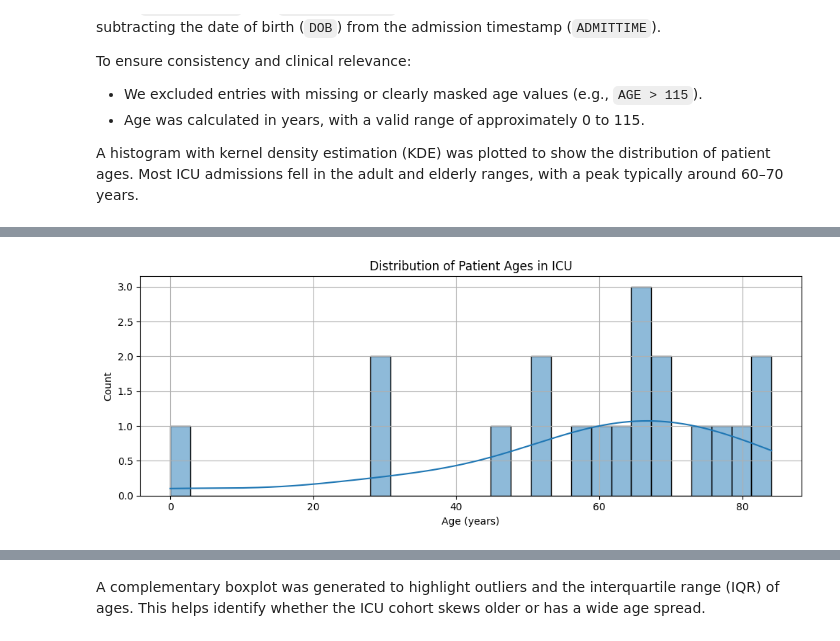
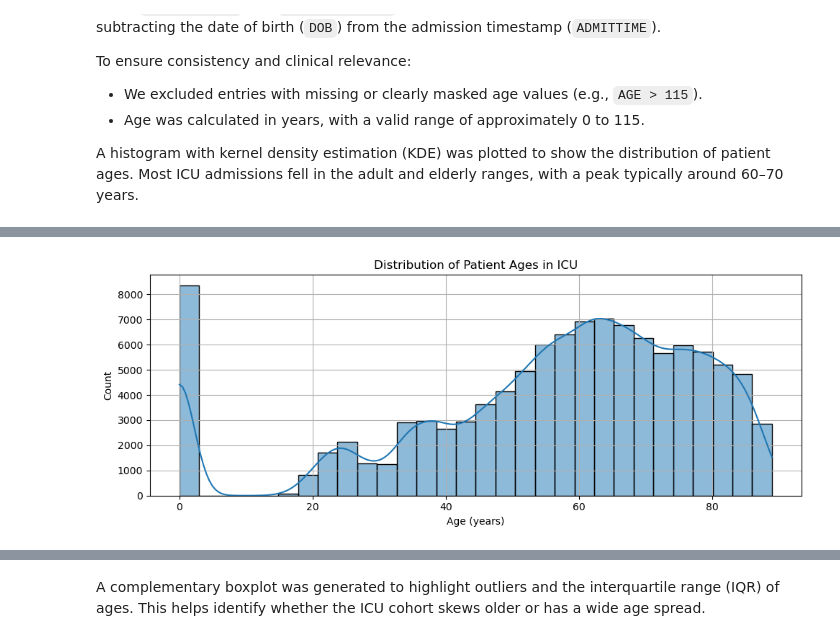
Before and after one commit to barbara-s-neto/ICU_Length_of_Stay_Prediction_MIMIC-III, a Jupyter notebook: GrupoC_BDCC.ipynb, the cells around one changed output, grey strips where cells are left out. Cells and saved outputs as stored; diff of their text form; code cells hidden in the pictures.

```diff
--- a/GrupoC_BDCC.ipynb
+++ b/GrupoC_BDCC.ipynb
@@ -435,41 +429,81 @@ To ensure consistency and clinical relevance:
 
  A histogram with kernel density estimation (KDE) was plotted to show the distribution of patient ages. Most ICU admissions fell in the adult and elderly ranges, with a peak typically around 60–70 years.
 # %%
-import pandas as pd
 import matplotlib.pyplot as plt
 import seaborn as sns
+from pyspark.sql.functions import col, to_timestamp, year, month, dayofmonth, when, isnan, isnull
+from pyspark.sql.types import TimestampType
+import pyspark.pandas as ps
 
-data_path = "mimic-db-short/"
+# Convert to datetime using PySpark functions
+print("🕐 Converting datetime columns...")
 
-# Load data
-icu_df = pd.read_csv(data_path + "ICUSTAYS.csv", usecols=['ICUSTAY_ID', 'SUBJECT_ID', 'HADM_ID', 'LOS'])
-patients_df = pd.read_csv(data_path + "PATIENTS.csv", usecols=['SUBJECT_ID', 'DOB'])
-admissions_df = pd.read_csv(data_path + "ADMISSIONS.csv", usecols=['SUBJECT_ID', 'ADMITTIME'])
+# Create temporary views for easier manipulation
+patients_temp = patients_df.select(
+    "SUBJECT_ID",
+    to_timestamp(col("DOB"), "yyyy-MM-dd HH:mm:ss").alias("DOB_TS")
+)
 
-# Convert to datetime
-patients_df['DOB'] = pd.to_datetime(patients_df['DOB'], errors='coerce')
-admissions_df['ADMITTIME'] = pd.to_datetime(admissions_df['ADMITTIME'], errors='coerce')
+admissions_temp = admissions_df.select(
+    "SUBJECT_ID",
+    to_timestamp(col("ADMITTIME"), "yyyy-MM-dd HH:mm:ss.S").alias("ADMITTIME_TS")
+)
 
-# Filter out extreme DOBs (e.g., before 1900)
-patients_df = patients_df[patients_df['DOB'] >= pd.Timestamp("1900-01-01")]
+# Filter out extreme DOBs (before 1900)
+print("🧹 Filtering extreme birth dates...")
+patients_filtered = patients_temp.filter(
+    col("DOB_TS") >= to_timestamp(lit("1900-01-01"), "yyyy-MM-dd")
+)
 
-# Merge and calculate age
-df = icu_df.merge(admissions_df, on='SUBJECT_ID', how='left')
-df = df.merge(patients_df, on='SUBJECT_ID', how='left')
+# Merge dataframes
+print("🔗 Joining dataframes...")
+df_spark = icustays_df.select("ICUSTAY_ID", "SUBJECT_ID", "HADM_ID", "LOS") \
+    .join(admissions_temp, "SUBJECT_ID", "left") \
+    .join(patients_filtered, "SUBJECT_ID", "left")
 
-# Recalculate age safely
-df = df.dropna(subset=['DOB', 'ADMITTIME'])
-df['AGE'] = (df['ADMITTIME'] - df['DOB']).dt.total_seconds() / (365.25 * 24 * 3600)
+# Remove rows with null timestamps
+df_spark = df_spark.filter(
+    col("DOB_TS").isNotNull() & col("ADMITTIME_TS").isNotNull()
+)
 
-# Filter reasonable ages
-df = df[df['AGE'].between(0, 115)]
+# Calculate age in years
+print("📊 Calculating ages...")
+df_spark = df_spark.withColumn(
+    "AGE",
+    (col("ADMITTIME_TS").cast("long") - col("DOB_TS").cast("long")) / (365.25 * 24 * 3600)
+)
 
-# Plot histogram
+# Filter reasonable ages (0-115 years)
+df_spark = df_spark.filter(col("AGE").between(0, 115))
+
+print(f"📈 Final dataset size: {df_spark.count()} ICU stays")
+
+# Convert to pandas using PySpark pandas API for plotting
+print("📊 Converting to pandas for visualization...")
+df_pandas = df_spark.select("AGE").toPandas()
+
+# Create the plot
+print("🎨 Creating age distribution plot...")
 plt.figure(figsize=(10, 4))
-sns.histplot(df['AGE'], bins=30, kde=True)
+sns.histplot(df_pandas['AGE'], bins=30, kde=True)
 plt.title("Distribution of Patient Ages in ICU")
 plt.xlabel("Age (years)")
 plt.grid(True)
 plt.tight_layout()
 plt.show()
+
+# Additional statistics
+print("📈 Age Statistics:")
+age_stats = df_spark.select("AGE").describe()
+age_stats.show()
+
+print("👥 Age Groups:")
+age_groups = df_spark.withColumn(
+    "AGE_GROUP",
+    when(col("AGE") < 18, "Pediatric (<18)")
+    .when(col("AGE") < 65, "Adult (18-64)")
+    .otherwise("Elderly (65+)")
+).groupBy("AGE_GROUP").count().orderBy("count", ascending=False)
+
+age_groups.show()
 # %% [output]
@@ -476 +517 @@ plt.show()
-[figure, old version]
+[figure, new version]
```
Also changed, not shown: parts of 29 cells of this notebook.
